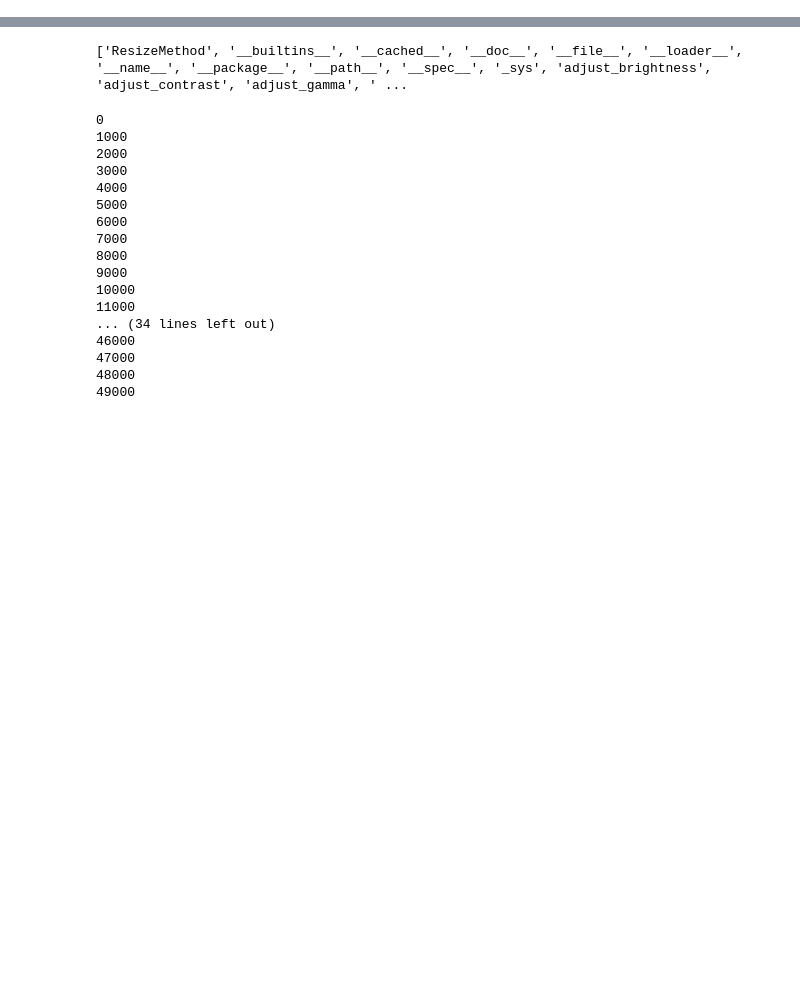
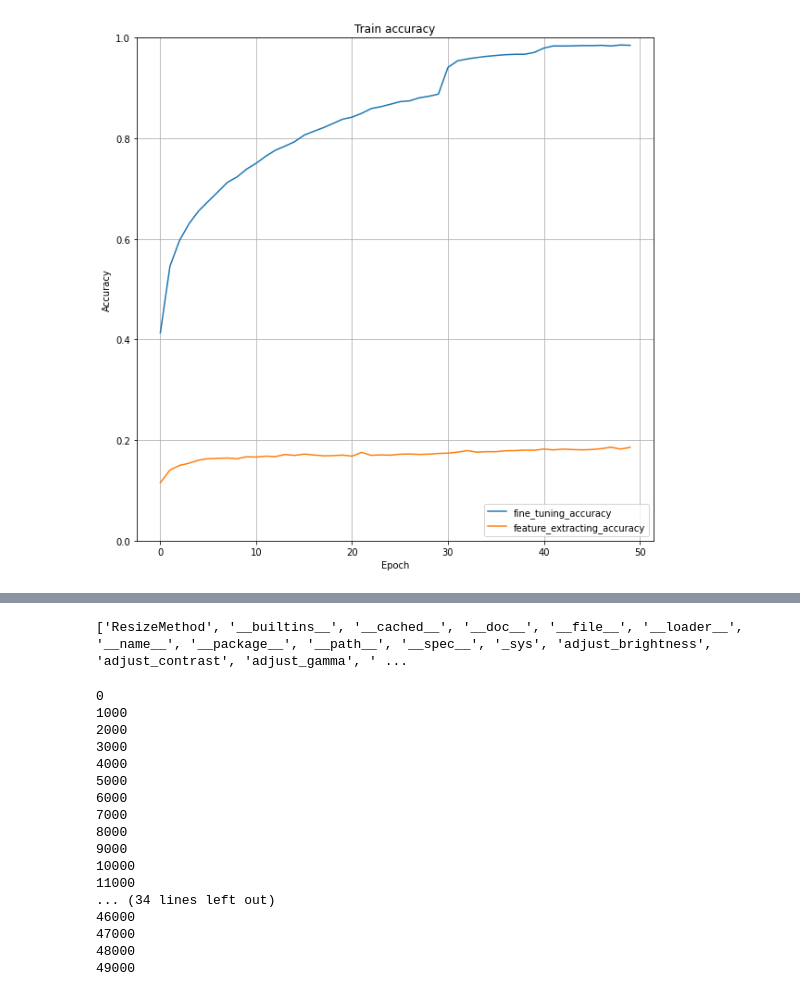
Before and after one commit to hashimsayed0/SelfSupervision, a Jupyter notebook: SelfSupervision.ipynb, the cells around one changed output, grey strips where cells are left out. Drawn from its saved outputs; the diff is of its cells as text; code cells hidden in the pictures; blank space fills up the shorter version.

Commit message:
Added data and trained models

```diff
--- a/SelfSupervision.ipynb
+++ b/SelfSupervision.ipynb
@@ -289,6 +324,8 @@ cls_no_train_features = train_cls(False)
 # %%
 plot_training(name = 'Train accuracy',
-              fine_tuning_accuracy = cls_train_features.history['acc'],
-              feature_extracting_accuracy = cls_no_train_features.history['acc'])
+              fine_tuning_accuracy = cls_train_features.history['accuracy'],
+              feature_extracting_accuracy = cls_no_train_features.history['accuracy'])
+# %% [output]
+[figure, added]
 # %%
 plot_training(name = 'Validation accuracy',
```
Also changed, not shown: parts of 27 cells of this notebook, 45 other files.
